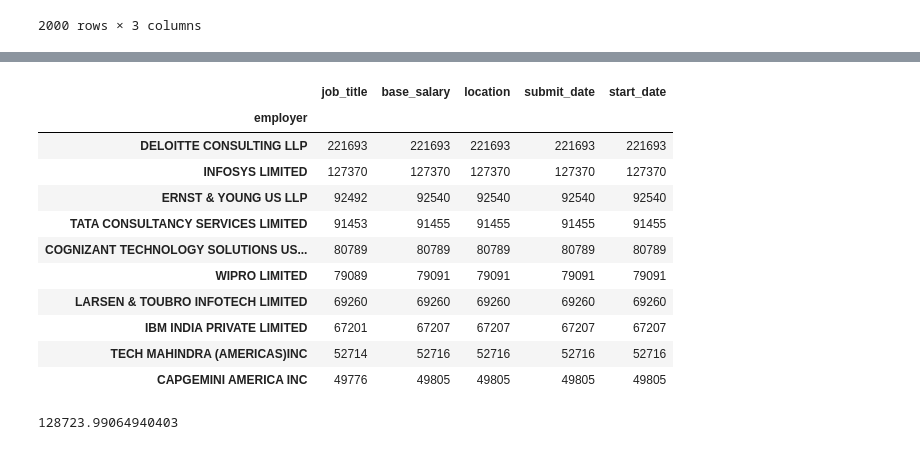
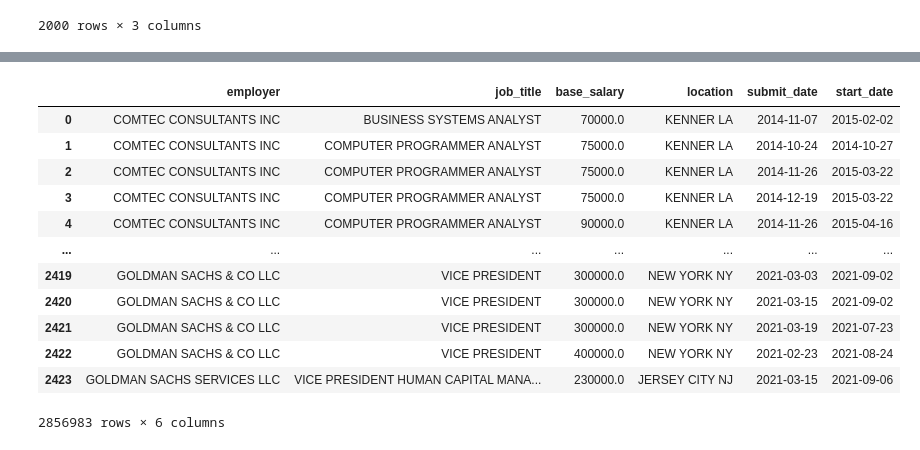
Before and after one commit to sukantoguha/employment-analysis, a Jupyter notebook: scraping.ipynb, the cells around one changed output, grey strips where cells are left out. Saved outputs shown, nothing was run; the diff lists cells and outputs as text; code cells hidden in the pictures.

Commit message:
Fixed data issues

```diff
--- a/scraping.ipynb
+++ b/scraping.ipynb
@@ -99,6 +119,6 @@ done 500 companies
 # %%
 import glob
-all_files = glob.glob('/Users/sukantoguha/Downloads/h1banalysis/data/scraped_data_in_parts/*.csv')
+all_files = glob.glob('/Users/sukantoguha/Downloads/h1banalysis/data/*.csv')
 result = pd.concat((pd.read_csv(f,index_col=0) for f in all_files))
 # %%
 result.columns = ['employer','job_title','base_salary','location','submit_date','start_date']
@@ -126,19 +129,18 @@ result
-# %%
-result.groupby('employer').count().sort_values(by='location',ascending=False).head(10)
-# %% [output]
-|  | job_title | base_salary | location | submit_date | start_date |
-| employer |  |  |  |  |  |
-| DELOITTE CONSULTING LLP | 221693 | 221693 | 221693 | 221693 | 221693 |
-| INFOSYS LIMITED | 127370 | 127370 | 127370 | 127370 | 127370 |
-| ERNST & YOUNG US LLP | 92492 | 92540 | 92540 | 92540 | 92540 |
-| TATA CONSULTANCY SERVICES LIMITED | 91453 | 91455 | 91455 | 91455 | 91455 |
-| COGNIZANT TECHNOLOGY SOLUTIONS US... | 80789 | 80789 | 80789 | 80789 | 80789 |
-| WIPRO LIMITED | 79089 | 79091 | 79091 | 79091 | 79091 |
-| LARSEN & TOUBRO INFOTECH LIMITED | 69260 | 69260 | 69260 | 69260 | 69260 |
-| IBM INDIA PRIVATE LIMITED | 67201 | 67207 | 67207 | 67207 | 67207 |
-| TECH MAHINDRA (AMERICAS)INC | 52714 | 52716 | 52716 | 52716 | 52716 |
-| CAPGEMINI AMERICA INC | 49776 | 49805 | 49805 | 49805 | 49805 |
-# %%
-result[result.employer == 'SALESFORCECOM INC'].base_salary.mean()
-# %% [output]
-128723.99064940403
+# %%
+result.dropna(how='any')
+result.drop_duplicates()
+result
+# %% [output]
+|  | employer | job_title | base_salary | location | submit_date | start_date |
+| 0 | COMTEC CONSULTANTS INC | BUSINESS SYSTEMS ANALYST | 70000.0 | KENNER LA | 2014-11-07 | 2015-02-02 |
+| 1 | COMTEC CONSULTANTS INC | COMPUTER PROGRAMMER ANALYST | 75000.0 | KENNER LA | 2014-10-24 | 2014-10-27 |
+| 2 | COMTEC CONSULTANTS INC | COMPUTER PROGRAMMER ANALYST | 75000.0 | KENNER LA | 2014-11-26 | 2015-03-22 |
+| 3 | COMTEC CONSULTANTS INC | COMPUTER PROGRAMMER ANALYST | 75000.0 | KENNER LA | 2014-12-19 | 2015-03-22 |
+| 4 | COMTEC CONSULTANTS INC | COMPUTER PROGRAMMER ANALYST | 90000.0 | KENNER LA | 2014-11-26 | 2015-04-16 |
+| ... | ... | ... | ... | ... | ... | ... |
+| 2419 | GOLDMAN SACHS & CO LLC | VICE PRESIDENT | 300000.0 | NEW YORK NY | 2021-03-03 | 2021-09-02 |
+| 2420 | GOLDMAN SACHS & CO LLC | VICE PRESIDENT | 300000.0 | NEW YORK NY | 2021-03-15 | 2021-09-02 |
+| 2421 | GOLDMAN SACHS & CO LLC | VICE PRESIDENT | 300000.0 | NEW YORK NY | 2021-03-19 | 2021-07-23 |
+| 2422 | GOLDMAN SACHS & CO LLC | VICE PRESIDENT | 400000.0 | NEW YORK NY | 2021-02-23 | 2021-08-24 |
+| 2423 | GOLDMAN SACHS SERVICES LLC | VICE PRESIDENT HUMAN CAPITAL MANA... | 230000.0 | JERSEY CITY NJ | 2021-03-15 | 2021-09-06 |
+2856983 rows × 6 columns
```
Also changed, not shown: parts of 20 cells of this notebook, 27 other files.
